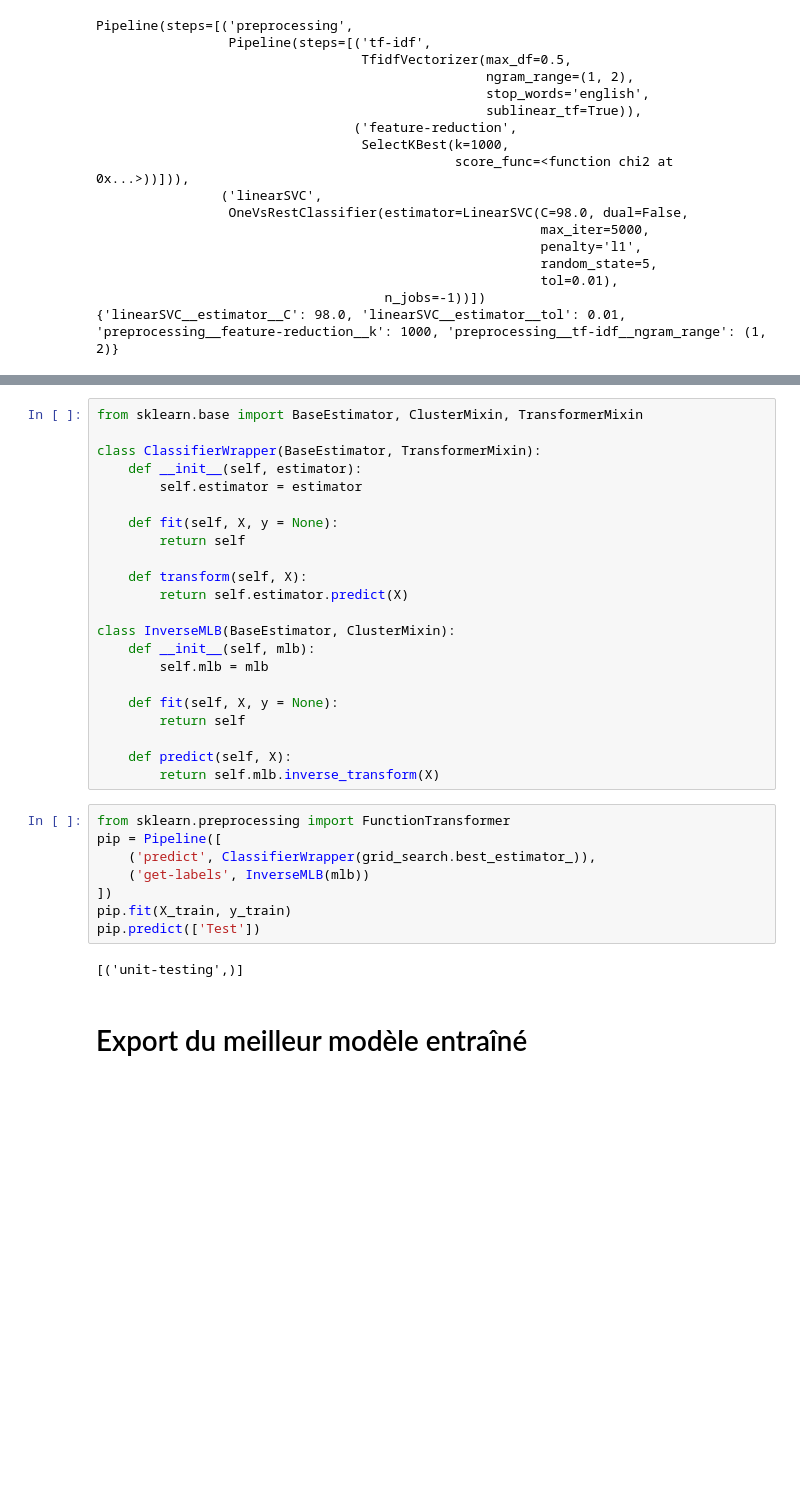
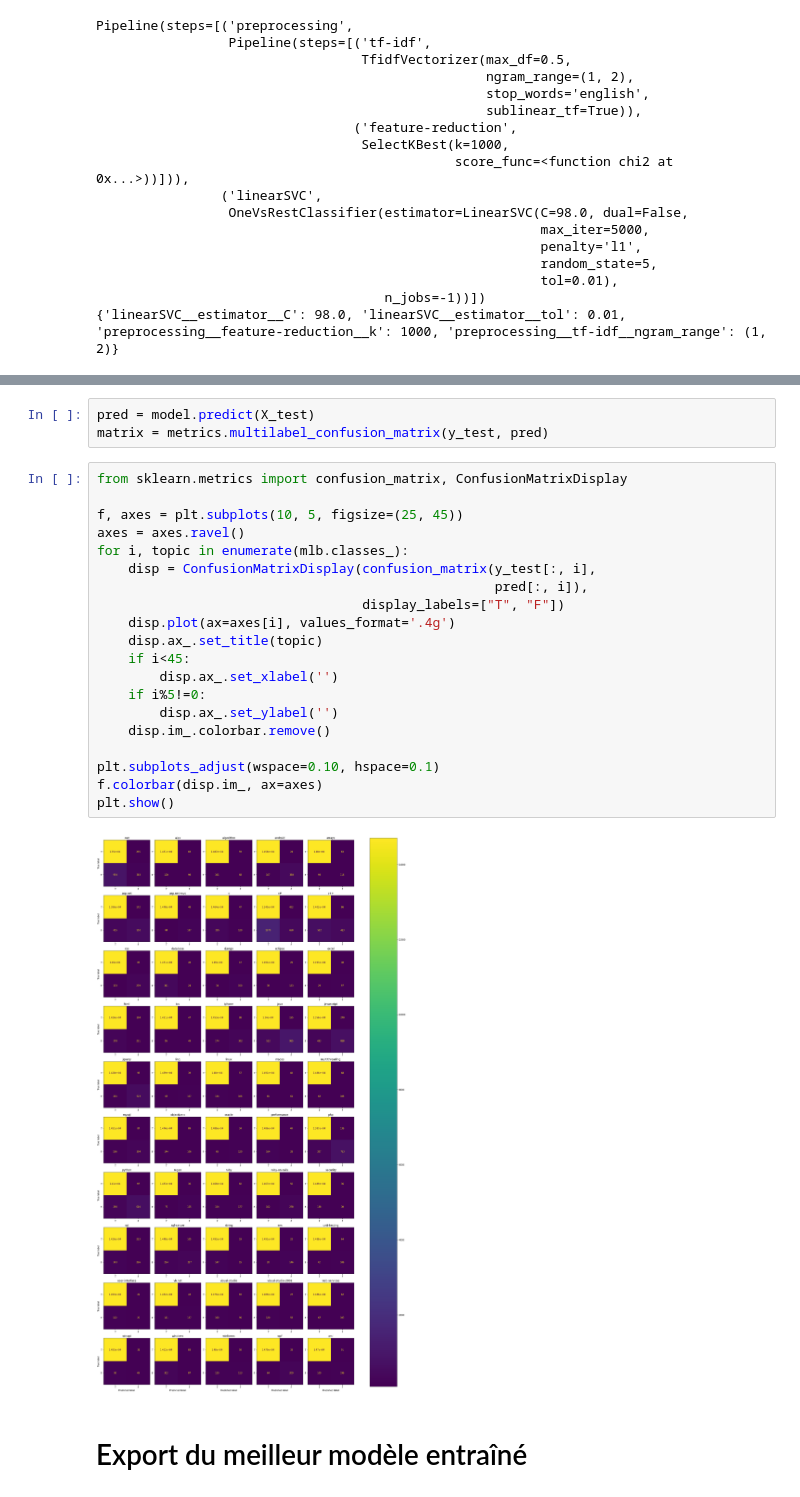
Before and after one commit to JbIPS/ML_StackOverflow, a Jupyter notebook: P5_03_notebook_supervised.ipynb, the cells around one changed output, grey strips where cells are left out. Saved outputs shown, nothing was run; the diff lists cells and outputs as text; blank space fills up the shorter version.

Commit message:
Restore unsupervised notebook
* Add confusion matrix for final model

```diff
--- a/P5_notebook_test.ipynb
+++ b/P5_03_notebook_supervised.ipynb
@@ -551,34 +573,27 @@ NameError: name 'Opts' is not defined
-# %%
-from sklearn.base import BaseEstimator, ClusterMixin, TransformerMixin
-
-class ClassifierWrapper(BaseEstimator, TransformerMixin):
-    def __init__(self, estimator):
-        self.estimator = estimator
-
-    def fit(self, X, y = None):
-        return self
-
-    def transform(self, X):
-        return self.estimator.predict(X)
-
-class InverseMLB(BaseEstimator, ClusterMixin):
-    def __init__(self, mlb):
-        self.mlb = mlb
-
-    def fit(self, X, y = None):
-        return self
-
-    def predict(self, X):
-        return self.mlb.inverse_transform(X)
-# %%
-from sklearn.preprocessing import FunctionTransformer
-pip = Pipeline([
-    ('predict', ClassifierWrapper(grid_search.best_estimator_)),
-    ('get-labels', InverseMLB(mlb))
-])
-pip.fit(X_train, y_train)
-pip.predict(['Test'])
-# %% [output]
-[('unit-testing',)]
+# %%
+pred = model.predict(X_test)
+matrix = metrics.multilabel_confusion_matrix(y_test, pred)
+# %%
+from sklearn.metrics import confusion_matrix, ConfusionMatrixDisplay
+
+f, axes = plt.subplots(10, 5, figsize=(25, 45))
+axes = axes.ravel()
+for i, topic in enumerate(mlb.classes_):
+    disp = ConfusionMatrixDisplay(confusion_matrix(y_test[:, i],
+                                                   pred[:, i]),
+                                  display_labels=["T", "F"])
+    disp.plot(ax=axes[i], values_format='.4g')
+    disp.ax_.set_title(topic)
+    if i<45:
+        disp.ax_.set_xlabel('')
+    if i%5!=0:
+        disp.ax_.set_ylabel('')
+    disp.im_.colorbar.remove()
+
+plt.subplots_adjust(wspace=0.10, hspace=0.1)
+f.colorbar(disp.im_, ax=axes)
+plt.show()
+# %% [output]
+[figure, added]
 # %% [markdown]
 # Export du meilleur modèle entraîné
```
Also changed, not shown: parts of 8 cells of this notebook, 1 other file.
